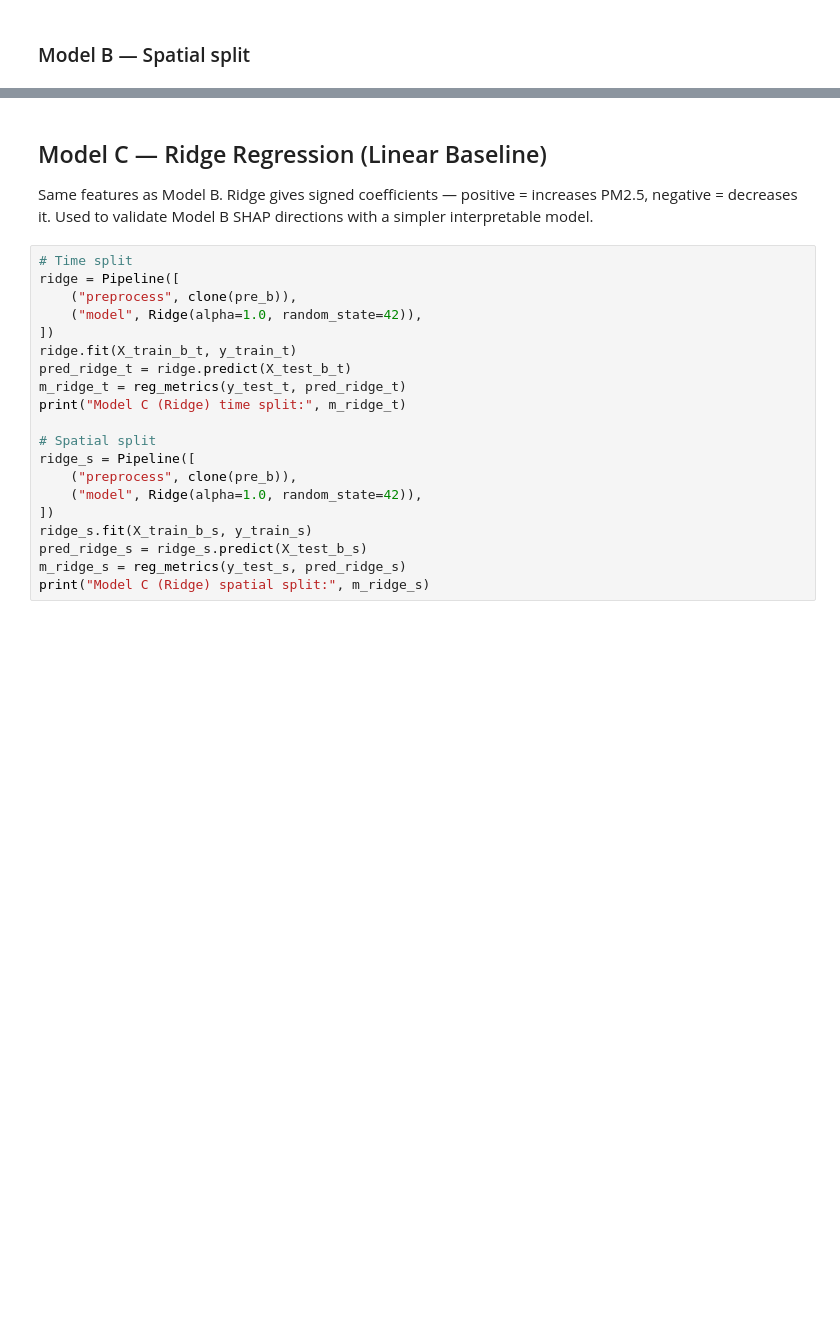
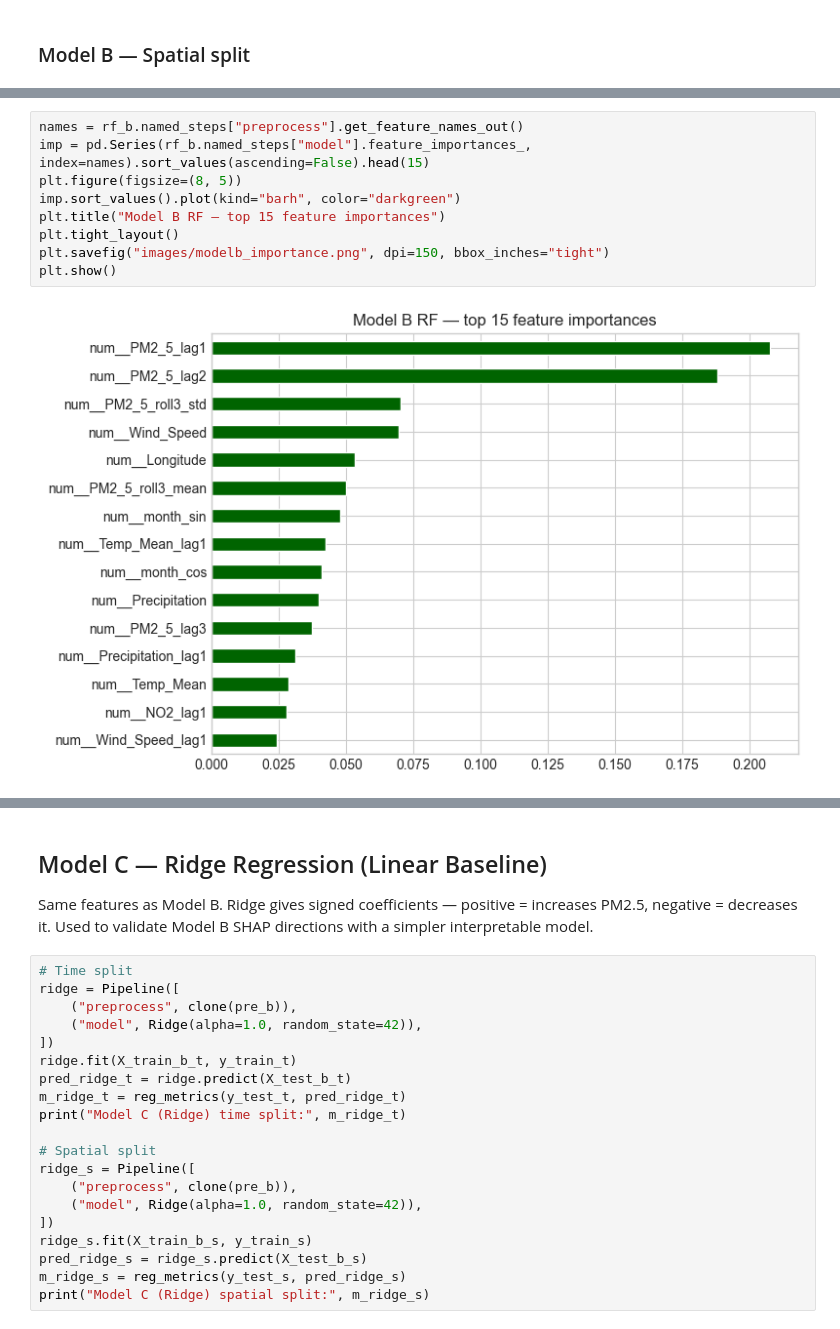
Before and after one commit to yelenashabanova/GrandChallengeAccenture, a Jupyter notebook: model.ipynb, the cells around one changed output, grey strips where cells are left out. Saved outputs shown, nothing was run; the diff lists cells and outputs as text; blank space fills up the shorter version.

```diff
--- a/model.ipynb
+++ b/model.ipynb
@@ -296,0 +350,11 @@ print("Saved to model_metrics/modelb_results.csv")
+# %%
+names = rf_b.named_steps["preprocess"].get_feature_names_out()
+imp = pd.Series(rf_b.named_steps["model"].feature_importances_, index=names).sort_values(ascending=False).head(15)
+plt.figure(figsize=(8, 5))
+imp.sort_values().plot(kind="barh", color="darkgreen")
+plt.title("Model B RF — top 15 feature importances")
+plt.tight_layout()
+plt.savefig("images/modelb_importance.png", dpi=150, bbox_inches="tight")
+plt.show()
+# %% [output]
+[figure, added]
```
Also changed, not shown: parts of 8 cells of this notebook, 9 other files.
